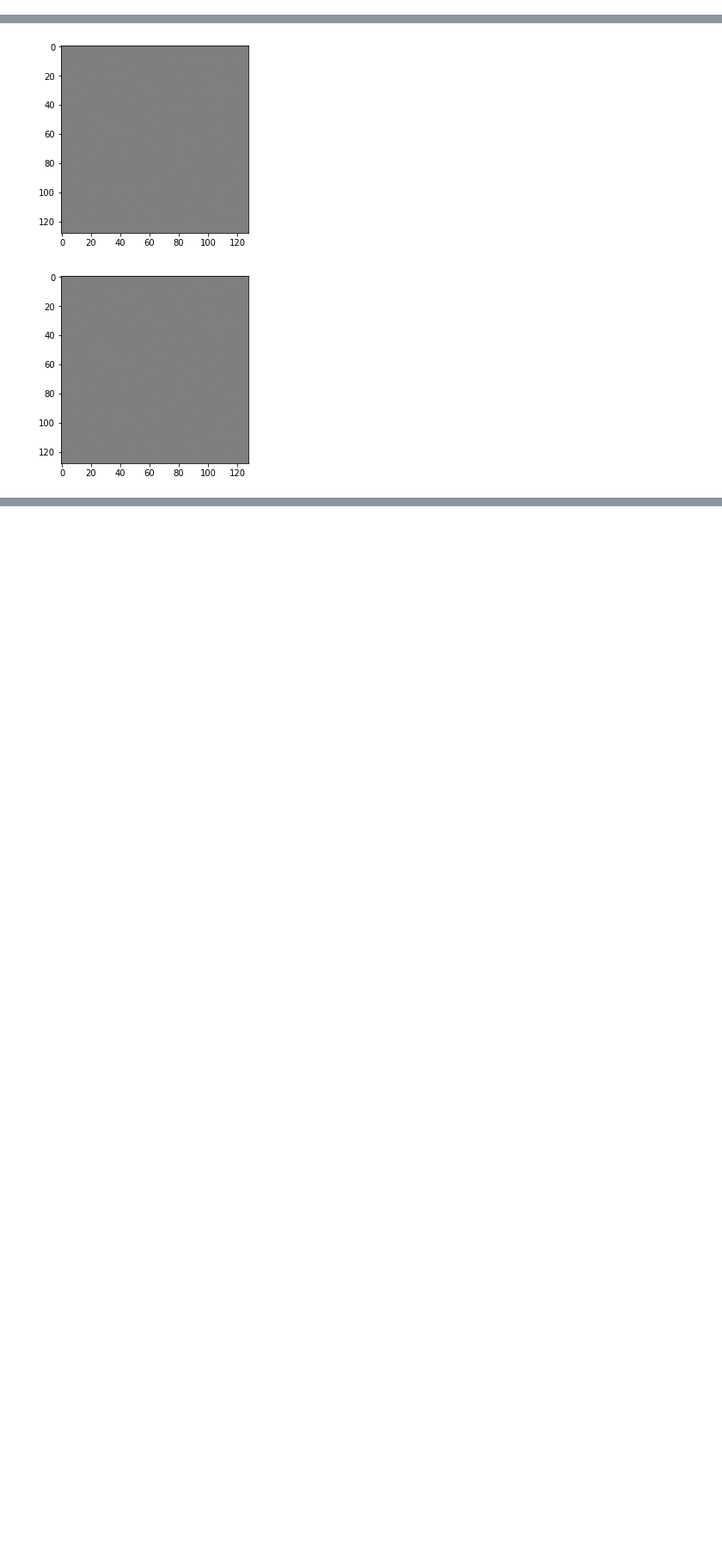
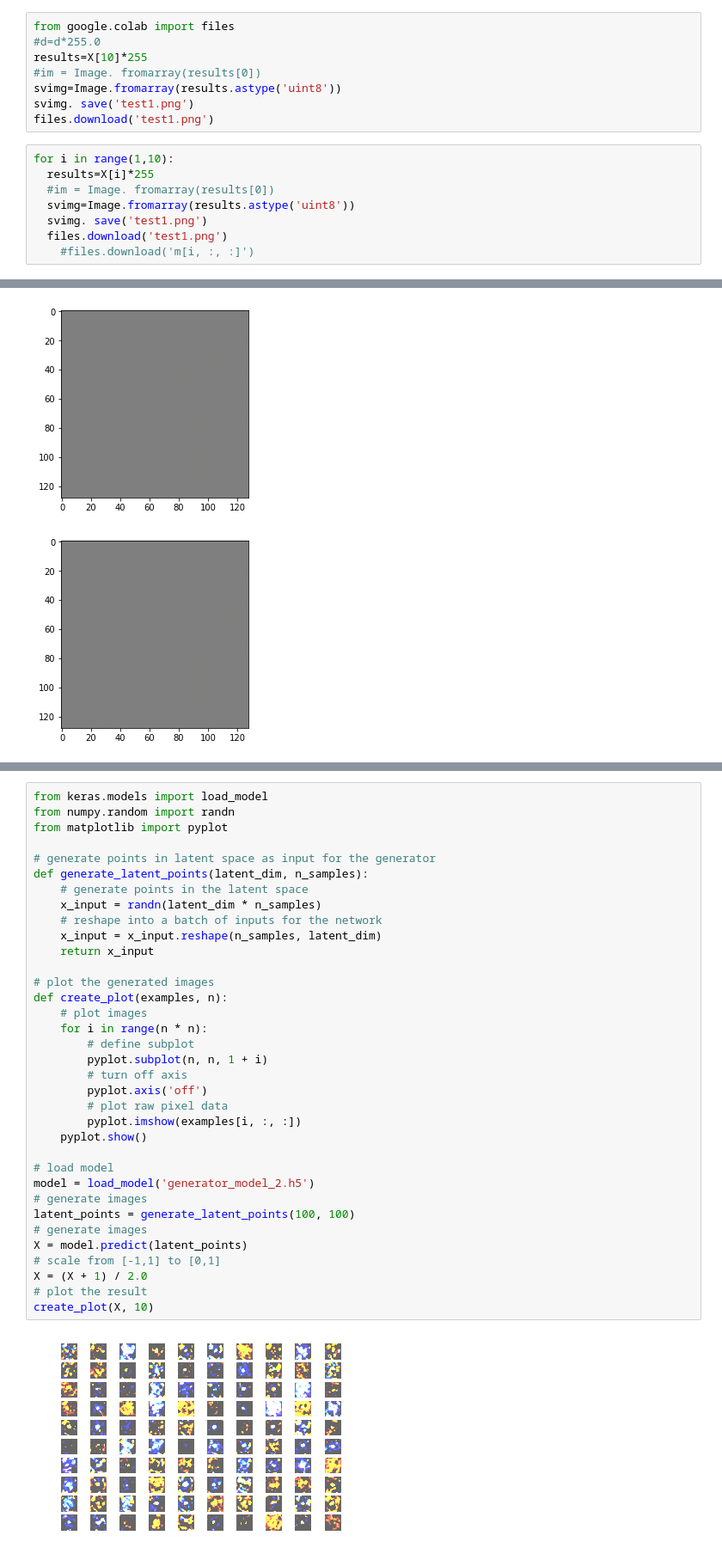
Before and after one commit to fambargh/SAMPLE, a Jupyter notebook: gann.ipynb, the cells around one changed output, grey strips where cells are left out. Shown at 86% size. Drawn from its saved outputs; the diff is of its cells as text; blank space fills up the shorter version.

```diff
--- a/gann.ipynb
+++ b/gann.ipynb
@@ -907,3 +911,19 @@ create_plot(X, 10)
+# %%
+from google.colab import files
+#d=d*255.0
+results=X[10]*255
+#im = Image. fromarray(results[0])
+svimg=Image.fromarray(results.astype('uint8'))
+svimg. save('test1.png')
+files.download('test1.png')
+# %%
+for i in range(1,10):
+  results=X[i]*255
+  #im = Image. fromarray(results[0])
+  svimg=Image.fromarray(results.astype('uint8'))
+  svimg. save('test1.png')
+  files.download('test1.png')
+    #files.download('m[i, :, :]')
 # %%
 
 # example of generating an image for a specific point in the latent space
@@ -941,0 +1183,37 @@ pyplot.show()
+# %%
+from keras.models import load_model
+from numpy.random import randn
+from matplotlib import pyplot
+
+# generate points in latent space as input for the generator
+def generate_latent_points(latent_dim, n_samples):
+	# generate points in the latent space
+	x_input = randn(latent_dim * n_samples)
+	# reshape into a batch of inputs for the network
+	x_input = x_input.reshape(n_samples, latent_dim)
+	return x_input
+
+# plot the generated images
+def create_plot(examples, n):
+	# plot images
+	for i in range(n * n):
+		# define subplot
+		pyplot.subplot(n, n, 1 + i)
+		# turn off axis
+		pyplot.axis('off')
+		# plot raw pixel data
+		pyplot.imshow(examples[i, :, :])
+	pyplot.show()
+
+# load model
+model = load_model('generator_model_2.h5')
+# generate images
+latent_points = generate_latent_points(100, 100)
+# generate images
+X = model.predict(latent_points)
+# scale from [-1,1] to [0,1]
+X = (X + 1) / 2.0
+# plot the result
+create_plot(X, 10)
+# %% [output]
+[figure, added]
```
Also changed, not shown: parts of 16 cells of this notebook.
